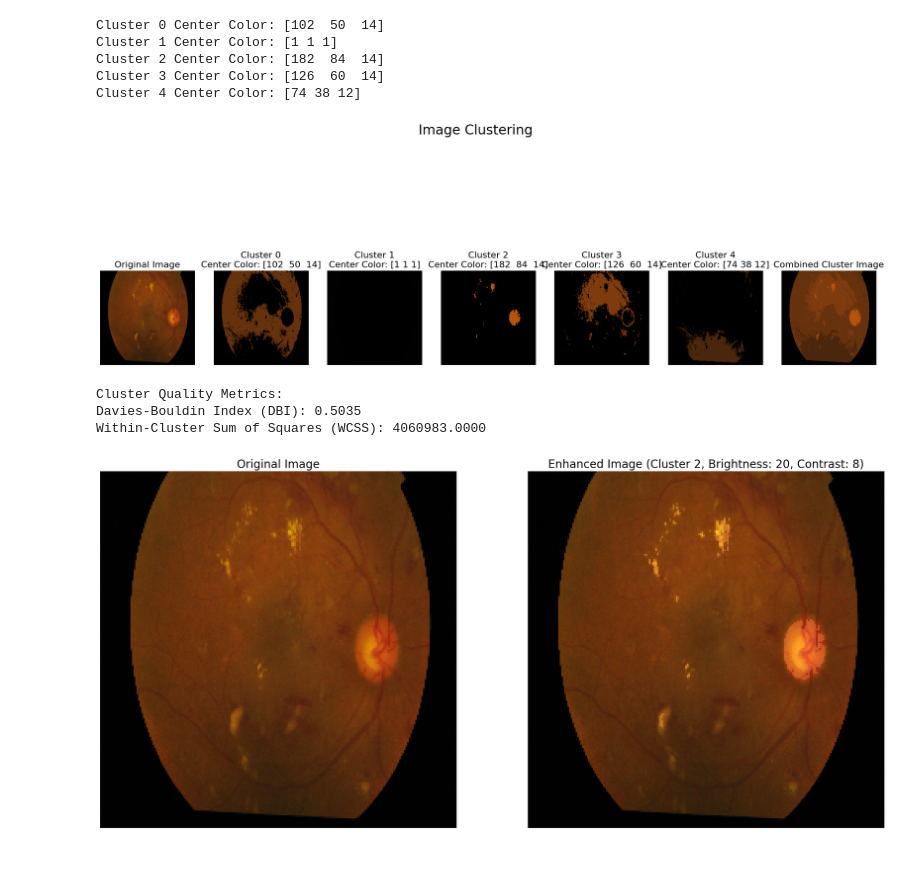
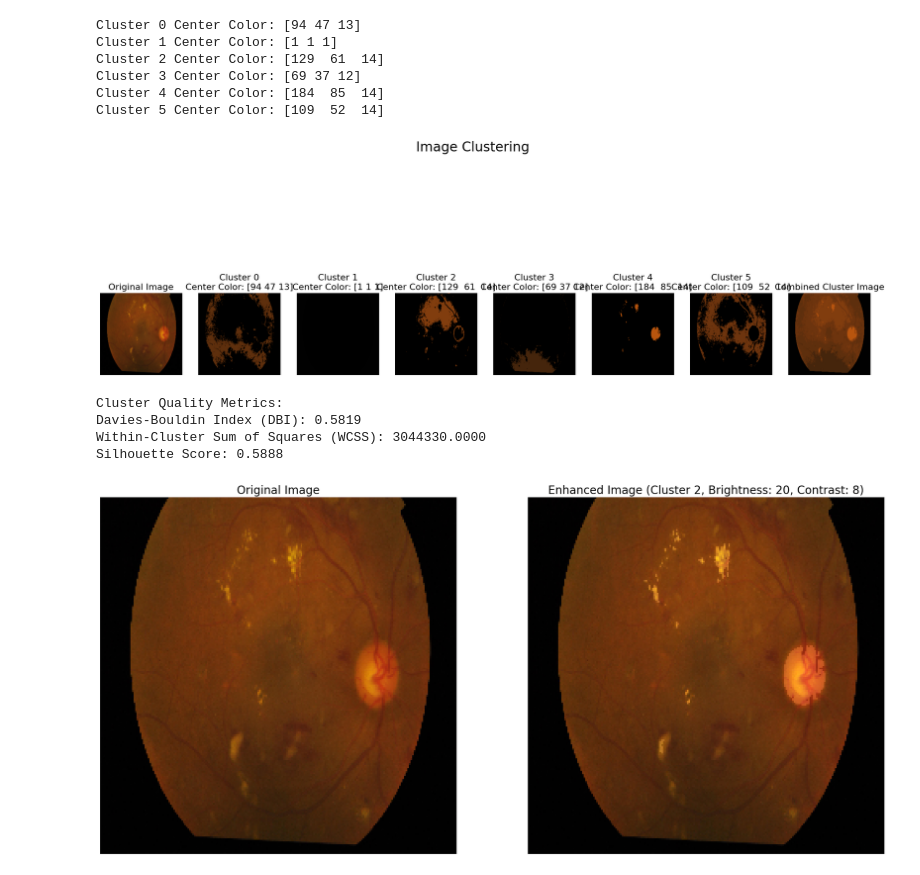
Before and after one commit to Dhruv-saxena-25/Image_Enhancement-Clustring-, a Jupyter notebook: kmeans.ipynb, the cells around one changed output. Cells and saved outputs as stored; diff of their text form; code cells hidden in the pictures.

```diff
--- a/kmeans.ipynb
+++ b/kmeans.ipynb
@@ -8,5 +9,4 @@ from scipy.spatial.distance import cdist
 # %%
-
 def extract_clusters(image_path, n_clusters):
     ## Load the image
     image = cv2.imread(image_path)
@@ -60,24 +60,28 @@ def extract_clusters(image_path, n_clusters):
     # Calculate metrics
     dbi = davies_bouldin_score(reshaped_image, labels)
     wcss = np.sum(np.min(cdist(reshaped_image, centers, 'euclidean'), axis=1) ** 2)
+    silhouette = silhouette_score(reshaped_image, labels)
 
     print("\nCluster Quality Metrics:")
     print(f"Davies-Bouldin Index (DBI): {dbi:.4f}")
     print(f"Within-Cluster Sum of Squares (WCSS): {wcss:.4f}")
+    print(f"Silhouette Score: {silhouette:.4f}")
 
     return centers, labels
 # %%
-centers, labels = extract_clusters("DR2.png", n_clusters=5)
+centers, labels = extract_clusters("DR2.png", n_clusters=6)
 # %% [output]
-Cluster 0 Center Color: [102  50  14]
+Cluster 0 Center Color: [94 47 13]
 Cluster 1 Center Color: [1 1 1]
-Cluster 2 Center Color: [182  84  14]
-Cluster 3 Center Color: [126  60  14]
-Cluster 4 Center Color: [74 38 12]
+Cluster 2 Center Color: [129  61  14]
+Cluster 3 Center Color: [69 37 12]
+Cluster 4 Center Color: [184  85  14]
+Cluster 5 Center Color: [109  52  14]
-[figure, old version]
+[figure, new version]
 Cluster Quality Metrics:
-Davies-Bouldin Index (DBI): 0.5035
-Within-Cluster Sum of Squares (WCSS): 4060983.0000
+Davies-Bouldin Index (DBI): 0.5819
+Within-Cluster Sum of Squares (WCSS): 3044330.0000
+Silhouette Score: 0.5888
 # %%
 import cv2
 import numpy as np
```
Also changed, not shown: parts of 1 cell of this notebook, 9 other files.
